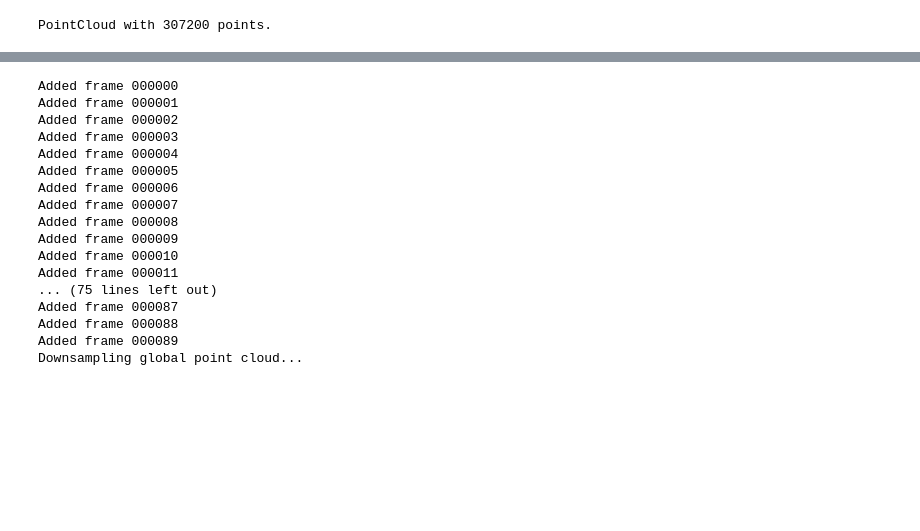
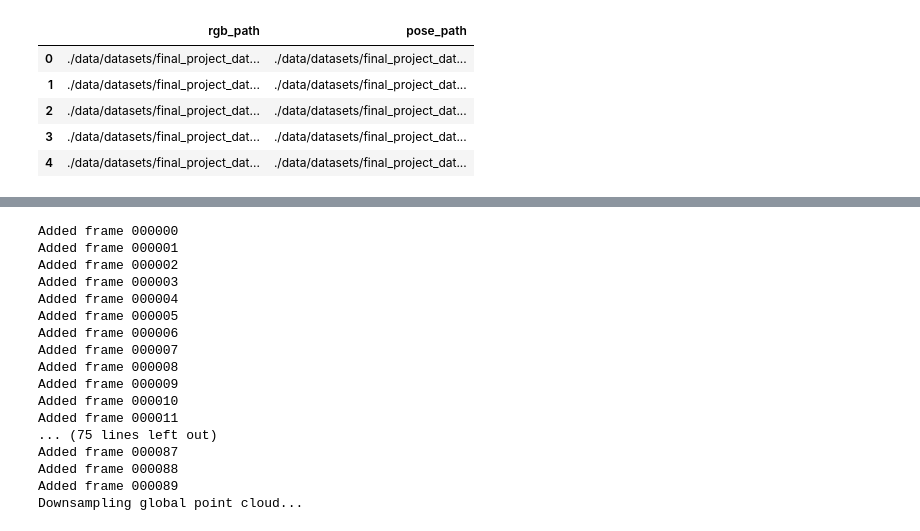
Before and after one commit to Manoruo/Depth3D, a Jupyter notebook: project.ipynb, the cells around one changed output, grey strips where cells are left out. Drawn from its saved outputs; the diff is of its cells as text; code cells hidden in the pictures; blank space fills up the shorter version.

Commit message:
Started added code for project

```diff
--- a/project.ipynb
+++ b/project.ipynb
@@ -49,22 +58,27 @@ def make_o3d_pointcloud(rgb_path, depth_path, fx, fy, cx, cy):
 
     return pcd
 # %%
-project_folder = "data/final_project_dataset/"
-rgb = f"{project_folder}kinect-rgb-images/kinect_frame-001802.rgb.jpg"
-depth = f"{project_folder}/kinect-depth-images/kinect_frame-001802.depth.npy"
-pose = f"{project_folder}/crazyflie-poses/crazyflie_frame-001802.pose.txt"
+project_folder = "./data/datasets/final_project_dataset"
+rgb_dir = f"{project_folder}/crazyflie-rgb-images"
+pose_dir = f"{project_folder}/crazyflie-poses"
+
 fx = 218.792814876677
 fy = 224.37416225752526
 cx = 322.66660990415625
 cy = 243.22672826370496
-
-pcd = make_o3d_pointcloud(rgb, depth, fx, fy, cx, cy)
-
-T_cam_to_world = np.loadtxt(pose).reshape(4,4)
-
-# --- apply transform ---
-pcd.transform(T_cam_to_world)
-# %% [output]
-PointCloud with 307200 points.
 # %%
-o3d.visualization.draw_geometries([pcd])
+
+rgb_files = sorted(glob.glob(f"{rgb_dir}/*.jpg"))
+pose_files = sorted(glob.glob(f"{pose_dir}/*.txt"))
+df = pd.DataFrame({
+    "rgb_path": rgb_files,     # stores the actual path
+    "pose_path": pose_files
+})
+df.head()
+# %% [output]
+|  | rgb_path | pose_path |
+| 0 | ./data/datasets/final_project_dat... | ./data/datasets/final_project_dat... |
+| 1 | ./data/datasets/final_project_dat... | ./data/datasets/final_project_dat... |
+| 2 | ./data/datasets/final_project_dat... | ./data/datasets/final_project_dat... |
+| 3 | ./data/datasets/final_project_dat... | ./data/datasets/final_project_dat... |
+| 4 | ./data/datasets/final_project_dat... | ./data/datasets/final_project_dat... |
```
Also changed, not shown: parts of 9 cells of this notebook.
